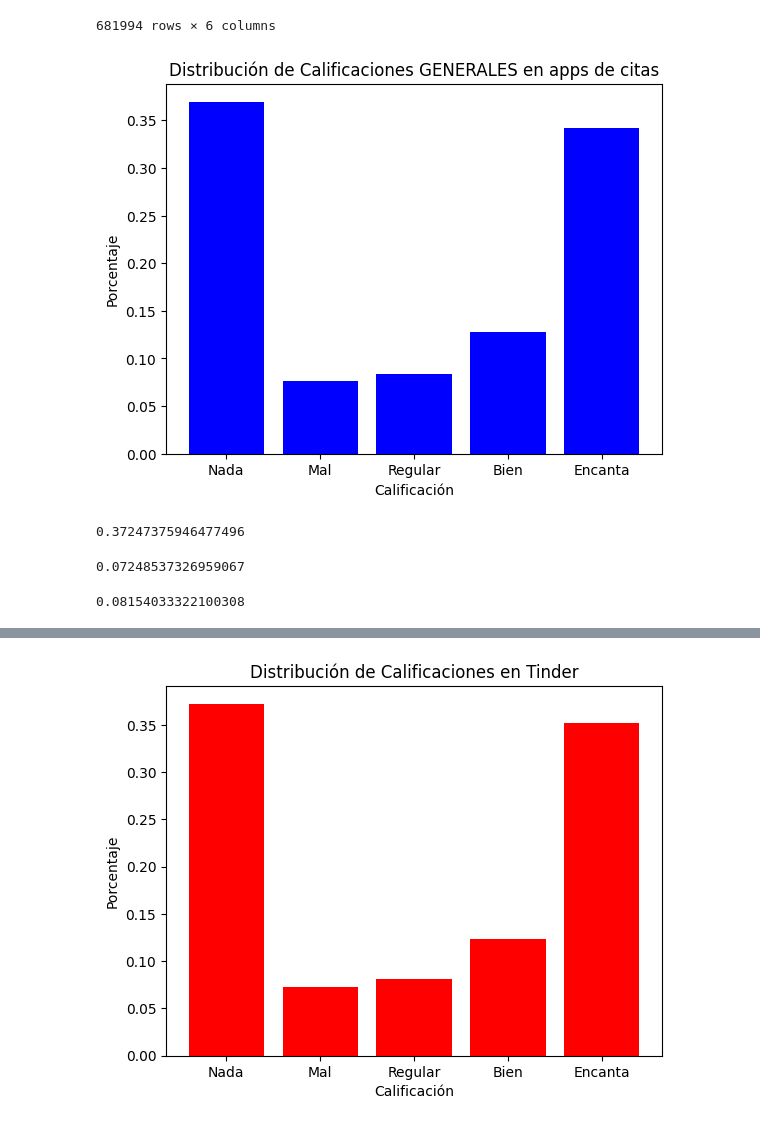
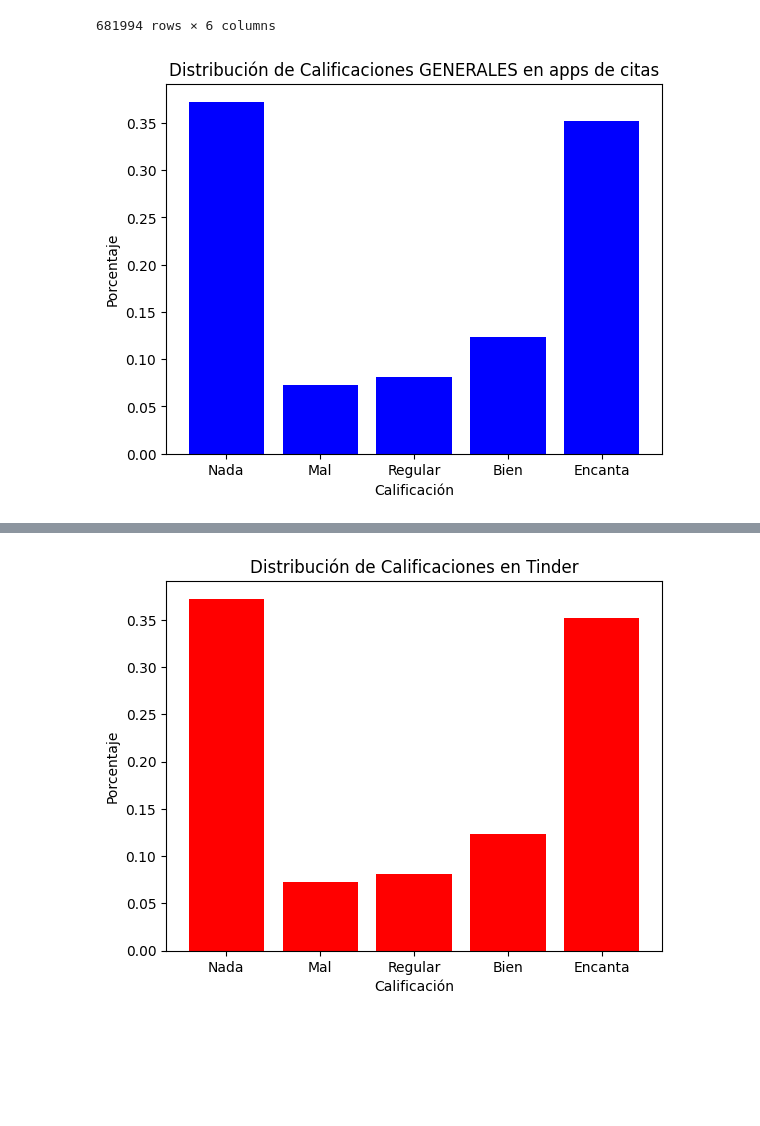
Before and after one commit to javipiazza94/Data-Science-TBB, a Jupyter notebook: SCRIPTS/Proyectos/EDA/1-Definicion_EDA.ipynb, the cells around one changed output, grey strips where cells are left out. Saved outputs shown, nothing was run; the diff lists cells and outputs as text; code cells hidden in the pictures; blank space fills up the shorter version.

Commit message:
Comentamos el tratamiento de los datos

```diff
--- a/SCRIPTS/Proyectos/EDA/1-Definicion_EDA.ipynb
+++ b/SCRIPTS/Proyectos/EDA/1-Definicion_EDA.ipynb
@@ -87,29 +87,23 @@ bien = len(rating_4)/len(df_1)
 # %%
 encanta = len(rating_5)/len(df_1)
 # %%
-# Datos generales
-nada = 0.36945926210494523
-mal = 0.07662090868834623
-regular = 0.08351686378472538
-bien = 0.12807590682615977
-encanta = 0.3423255923072637
 
 # Categorías y valores
 categorias = ['Nada', 'Mal', 'Regular', 'Bien', 'Encanta']
 valores = [nada, mal, regular, bien, encanta]
 
 # Crear el gráfico de barras
 plt.bar(categorias, valores, color='blue')
 
 # Añadir etiquetas y título
 plt.xlabel('Calificación')
 plt.ylabel('Porcentaje')
 plt.title('Distribución de Calificaciones GENERALES en apps de citas')
 
 # Mostrar el gráfico
 plt.show()
 # %% [output]
-[figure, old version]
+[figure, new version]
 # %%
 rating_1_Tinder = df_1[(df_1['Rating'] == 1) & (df_1['App'] == 'Tinder')]
 rating_2_Tinder = df_1[(df_1['Rating'] == 2) & (df_1['App'] == 'Tinder')]
@@ -119,15 +113,9 @@ rating_5_Tinder = df_1[(df_1['Rating'] == 5) & (df_1['App'] == 'Tinder')]
 # %%
 tinder = df_1[df_1['App']=='Tinder'].dropna()
 # %%
-len(rating_1_Tinder)/len(tinder)
+nada_T = len(rating_1_Tinder)/len(tinder)
-# %% [output]
-0.37247375946477496
 # %%
-len(rating_2_Tinder)/len(tinder)
+mal_T = len(rating_2_Tinder)/len(tinder)
-# %% [output]
-0.07248537326959067
 # %%
-len(rating_3_Tinder)/len(tinder)
+regular_T = len(rating_3_Tinder)/len(tinder)
-# %% [output]
-0.08154033322100308
 # %%
```
Also changed, not shown: parts of 17 cells of this notebook.
